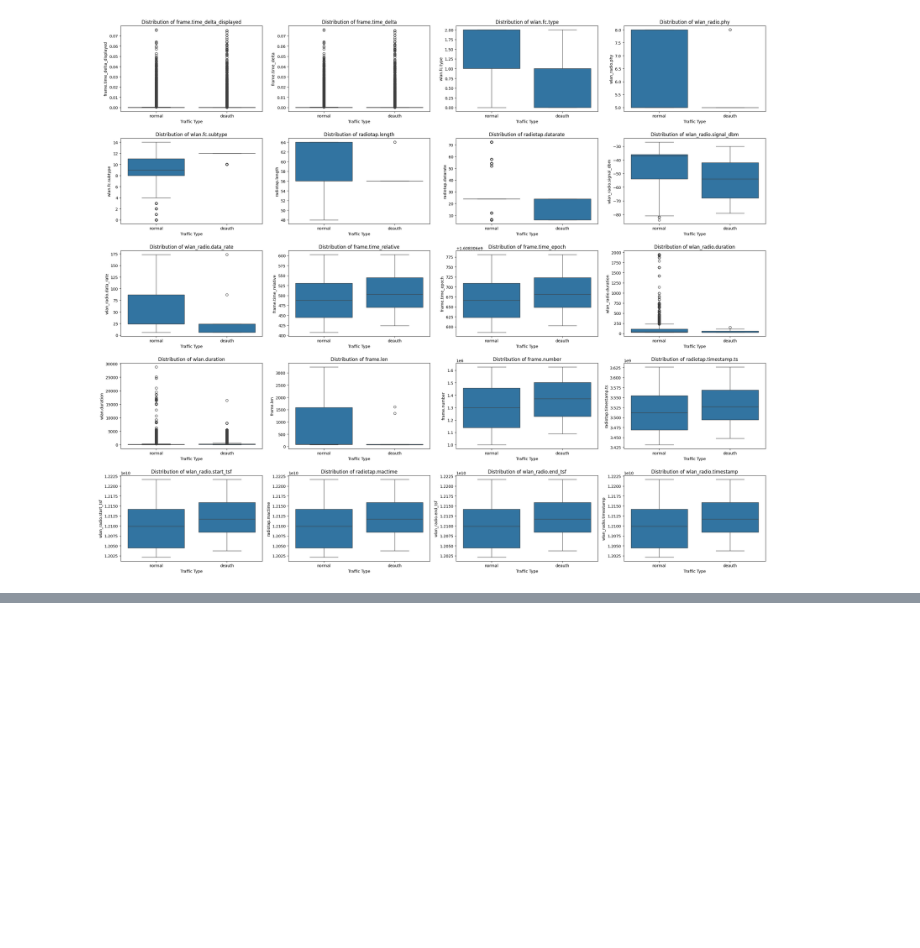
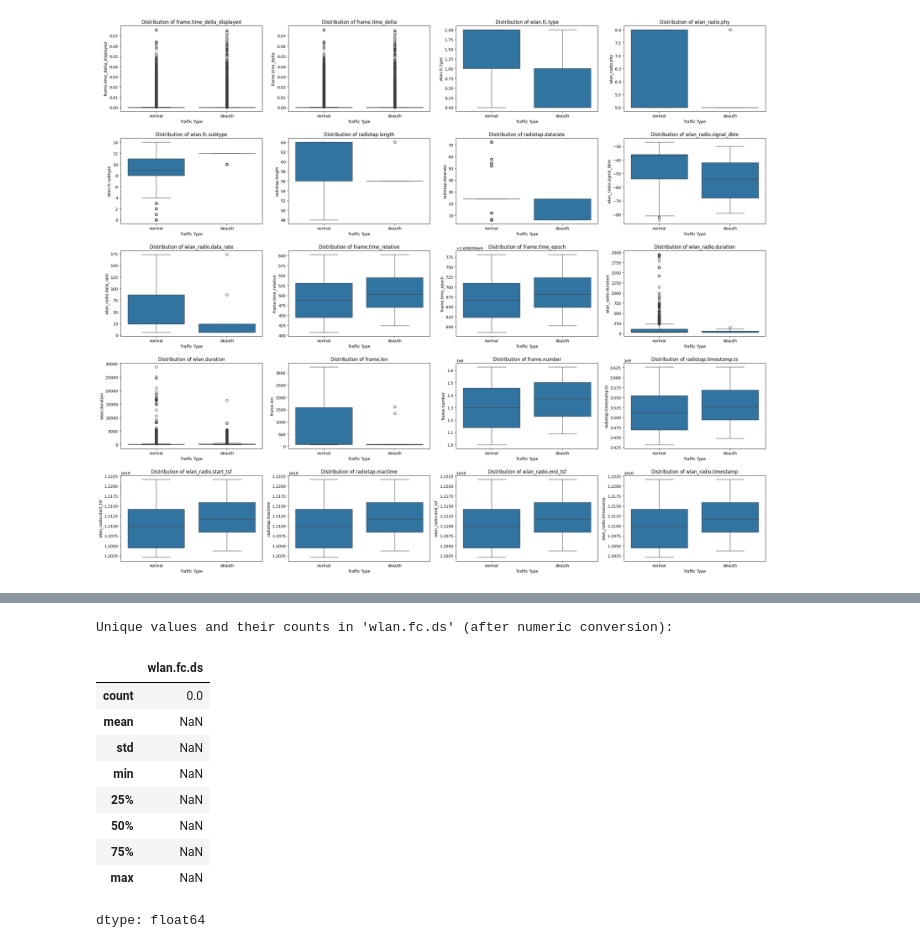
Before and after one commit to caroline-2204/AIWIDS_TEAM-21, a Jupyter notebook: ai-wids-complete/notebooks/Deauth.ipynb, the cells around one changed output, grey strips where cells are left out. Saved outputs shown, nothing was run; the diff lists cells and outputs as text; code cells hidden in the pictures; blank space fills up the shorter version.

```diff
--- a/ai-wids-complete/notebooks/Deauth.ipynb
+++ b/ai-wids-complete/notebooks/Deauth.ipynb
@@ -99,0 +164,18 @@ plt.show()
+# %%
+print("Unique values and their counts in 'wlan.fc.ds' (after numeric conversion):")
+display(df['wlan.fc.ds'].describe())
+
+#print("Number of NaN values in 'wlan.fc.ds':")
+#display(df['wlan.fc.ds'].isnull().sum())
+# %% [output]
+Unique values and their counts in 'wlan.fc.ds' (after numeric conversion):
+|  | wlan.fc.ds |
+| count | 0.0 |
+| mean | NaN |
+| std | NaN |
+| min | NaN |
+| 25% | NaN |
+| 50% | NaN |
+| 75% | NaN |
+| max | NaN |
+dtype: float64
```
Also changed, not shown: parts of 2 cells of this notebook.
